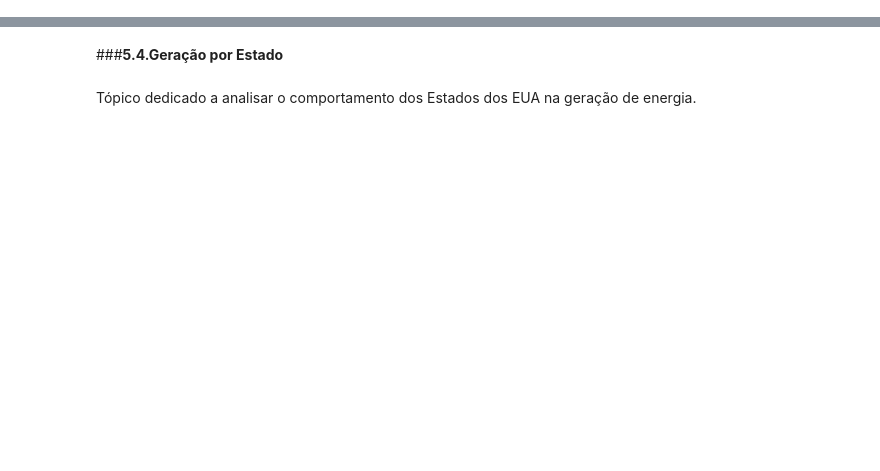
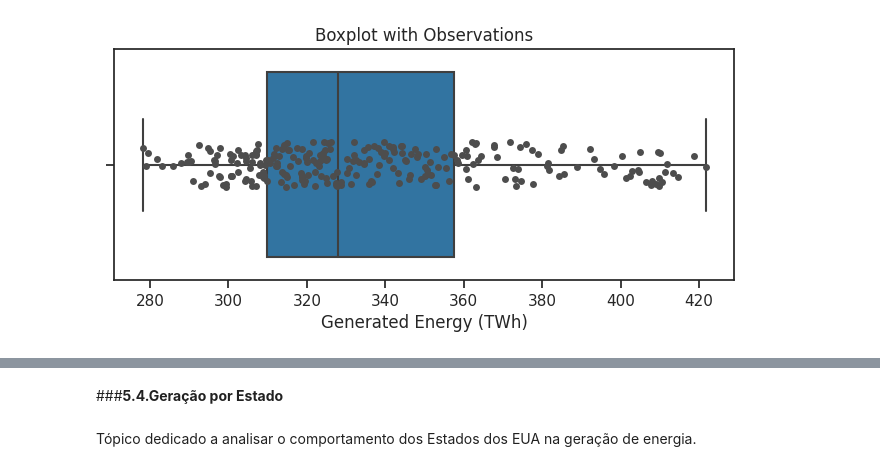
Before and after one commit to Higordevellard/MVP_01, a Jupyter notebook: Data_Analysis_Energy_Generarion(English).ipynb, the cells around one changed output, grey strips where cells are left out. Saved outputs shown, nothing was run; the diff lists cells and outputs as text; code cells hidden in the pictures; blank space fills up the shorter version.

```diff
--- a/Data_Analysis_Energy_Generarion(English).ipynb
+++ b/Data_Analysis_Energy_Generarion(English).ipynb
@@ -470,0 +333,12 @@ dataset_completo.head()
+# %%
+plt.figure(figsize=(8,3))
+
+ax_box = sns.boxplot(x="Generation(TWh)", data=dataset_4, orient="h")
+ax_box = sns.stripplot(x="Generation(TWh)", data=dataset_4, color=".3", orient="h", size=5)
+
+ax_box.set_title("Boxplot with Observations")
+ax_box.set_xlabel("Generated Energy (TWh)")
+
+plt.show()
+# %% [output]
+[figure, added]
```
Also changed, not shown: parts of 204 cells of this notebook.
